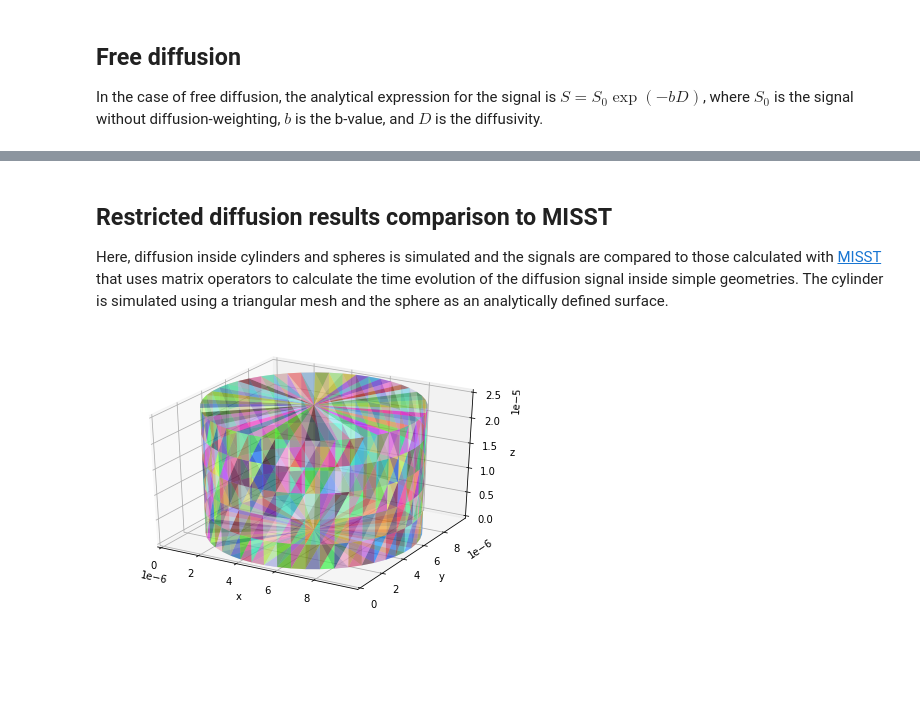
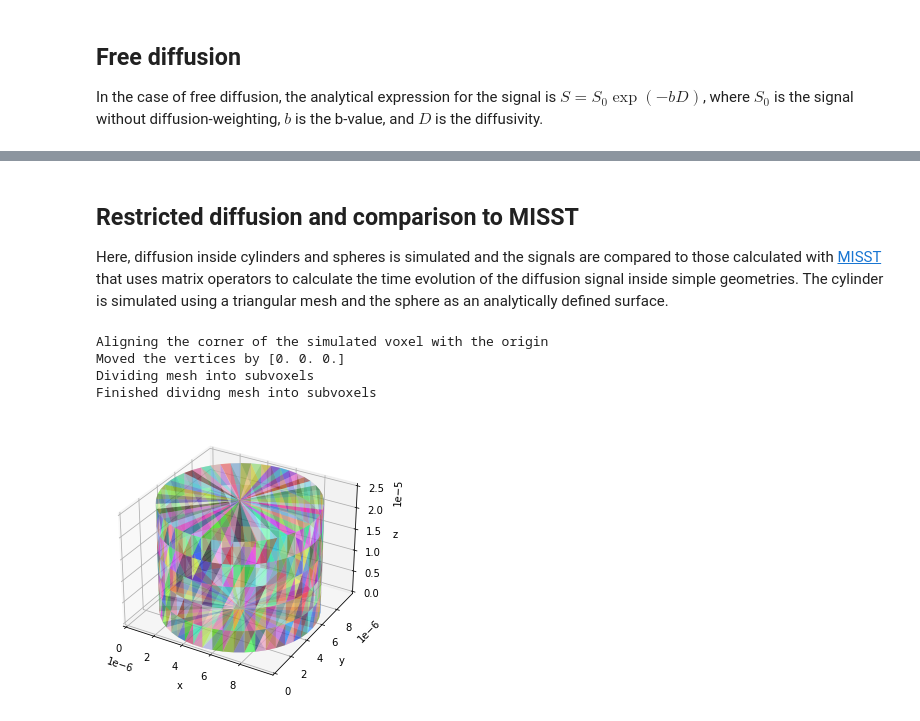
Before and after one commit to kerkelae/disimpy, a Jupyter notebook: docs/source/validation.ipynb, the cells around one changed output, grey strips where cells are left out. Drawn from its saved outputs; the diff is of its cells as text; code cells hidden in the pictures; blank space fills up the shorter version.

```diff
--- a/docs/source/validation.ipynb
+++ b/docs/source/validation.ipynb
@@ -75,14 +76,22 @@ Simulation finished.
 # %% [markdown]
-## Restricted diffusion results comparison to MISST
+## Restricted diffusion and comparison to MISST
 
 Here, diffusion inside cylinders and spheres is simulated and the signals are compared to those calculated with [MISST](http://mig.cs.ucl.ac.uk/index.php?n=Tutorial.MISST) that uses matrix operators to calculate the time evolution of the diffusion signal inside simple geometries. The cylinder is simulated using a triangular mesh and the sphere as an analytically defined surface.
 # %%
-# Load and show triangular mesh used in the simulations
+# Load and show the cylinder mesh used in the simulations
 
-mesh_file = os.path.join(
-    os.path.dirname(simulations.__file__), 'tests',
-    'cyl_mesh_r5um_l25um_closed.npy')
-mesh = np.load(mesh_file)
-utils.show_mesh(mesh)
+mesh_path = os.path.join(
+   os.path.dirname(simulations.__file__), 'tests', 'cylinder_mesh_closed.pkl')
+with open(mesh_path, 'rb') as f:
+    example_mesh = pickle.load(f)
+faces = example_mesh['faces']
+vertices = example_mesh['vertices']
+cylinder_substrate = substrates.mesh(
+    vertices, faces, periodic=True, init_pos='intra')
+utils.show_mesh(cylinder_substrate)
 # %% [output]
+Aligning the corner of the simulated voxel with the origin
+Moved the vertices by [0. 0. 0.]
+Dividing mesh into subvoxels
+Finished dividng mesh into subvoxels
-[figure, old version]
+[figure, new version]
```
Also changed, not shown: parts of 12 cells of this notebook, 38 other files.
